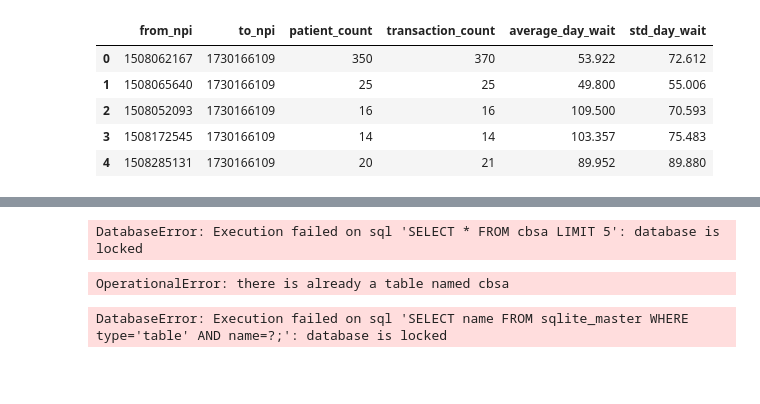
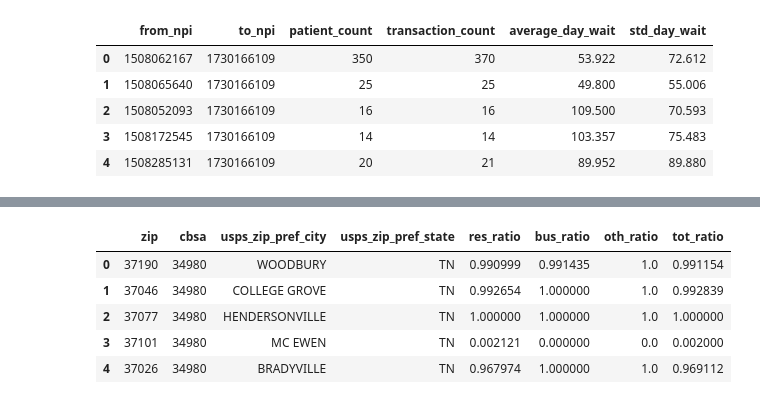
Before and after one commit to nss-data-science-cohort-5/hop_team-hot_pretzels, a Jupyter notebook: Hop_teaming_JG.ipynb, the cells around one changed output, grey strips where cells are left out. Drawn from its saved outputs; the diff is of its cells as text; code cells hidden in the pictures; blank space fills up the shorter version.

Commit message:
I think I have my 3 main tables in my sqlite database. Some basic filtering is done. Taxonomy switch Y and cbsa for Nashville

```diff
--- a/Hop_teaming_JG.ipynb
+++ b/Hop_teaming_JG.ipynb
@@ -61,30 +46,19 @@ db.execute('CREATE INDEX cbsa ON cbsa(cbsa)')
 # %%
 db = sqlite3.connect('data/hop_team.sqlite')
 
-query = "SELECT * FROM cbsa LIMIT 5"
+query = "SELECT * FROM cbsa WHERE cbsa = 34980"
 
 cbsa_sqlite = pd.read_sql(query, db)
 
 db.close()
-
 cbsa_sqlite.head()
 # %% [output]
-DatabaseError: Execution failed on sql 'SELECT * FROM cbsa LIMIT 5': database is locked
+|  | zip | cbsa | usps_zip_pref_city | usps_zip_pref_state | res_ratio | bus_ratio | oth_ratio | tot_ratio |
+| 0 | 37190 | 34980 | WOODBURY | TN | 0.990999 | 0.991435 | 1.0 | 0.991154 |
+| 1 | 37046 | 34980 | COLLEGE GROVE | TN | 0.992654 | 1.000000 | 1.0 | 0.992839 |
+| 2 | 37077 | 34980 | HENDERSONVILLE | TN | 1.000000 | 1.000000 | 1.0 | 1.000000 |
+| 3 | 37101 | 34980 | MC EWEN | TN | 0.002121 | 0.000000 | 0.0 | 0.002000 |
+| 4 | 37026 | 34980 | BRADYVILLE | TN | 0.967974 | 1.000000 | 1.0 | 0.969112 |
-# %%
-db.execute('CREATE INDEX cbsa ON cbsa(cbsa)')
-# %% [output]
-OperationalError: there is already a table named cbsa
-# %%
-db = sqlite3.connect('data/hop_team.sqlite')
-
-for chunk in tqdm(pd.read_csv('data/NPPES_Data_Dissemination_February_2022/npidata_pfile_20050523-20220213.csv',
-                  chunksize = 10000)):
-    chunk.columns = [x.lower().replace(' ', '_') for x in chunk.columns]      # Clean up the column names
-    chunk.to_sql('npi', db, if_exists = 'append', index = False)
-
-db.close()
-# %% [output]
-DatabaseError: Execution failed on sql 'SELECT name FROM sqlite_master WHERE type='table' AND name=?;': database is locked
 # %%
 db = sqlite3.connect('data/hop_team.sqlite')
 taxonomy = pd.DataFrame()
```
Also changed, not shown: parts of 12 cells of this notebook.
